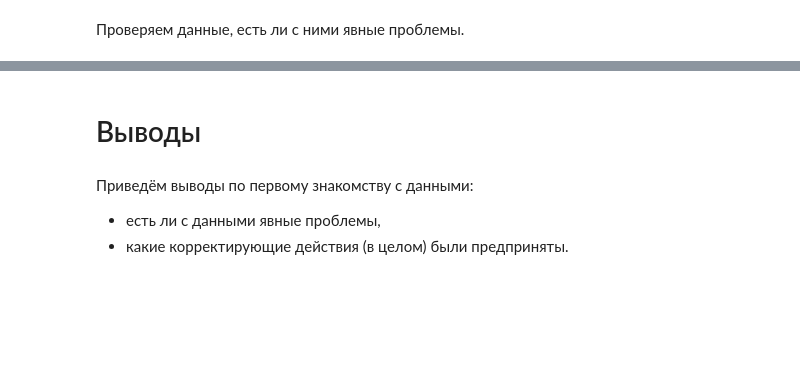
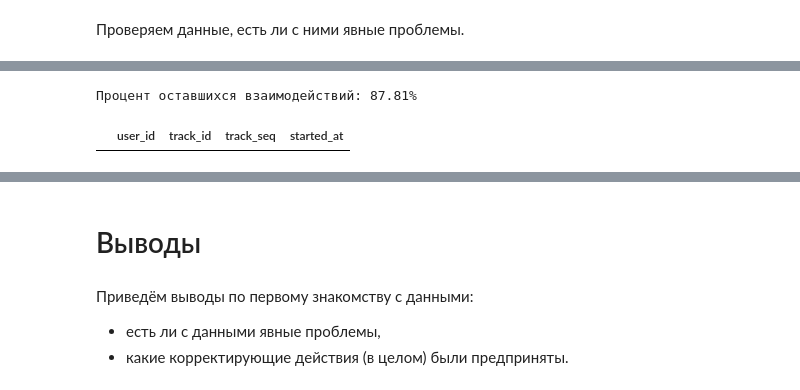
Before and after one commit to ozerge/mle-project-sprint-4-v001, a Jupyter notebook: recommendations.ipynb, the cells around one changed output, grey strips where cells are left out. Saved outputs shown, nothing was run; the diff lists cells and outputs as text; code cells hidden in the pictures; blank space fills up the shorter version.

```diff
--- a/recommendations.ipynb
+++ b/recommendations.ipynb
@@ -114,0 +467,4 @@ memory usage: 5.4 GB
+# %%
+# оставим только взаимодействия с номерами места трека в истории пользователя меньше-равно 1000
+interactions_clean = interactions_clean[interactions_clean["track_seq"] <= 1000].reset_index(drop=True)
+interactions_clean.head()
@@ -114,0 +478,9 @@ memory usage: 5.4 GB
+# %%
+print(f"Процент оставшихся взаимодействий: {len(interactions_clean)*100/len(interactions):.2f}%")
+# %% [output]
+Процент оставшихся взаимодействий: 87.81%
+# %%
+interactions_clean[interactions_clean["started_at"].isnull()]
+# пропусков по started_at нет
+# %% [output]
+|  | user_id | track_id | track_seq | started_at |
```
Also changed, not shown: parts of 37 cells of this notebook, 1 other file.
